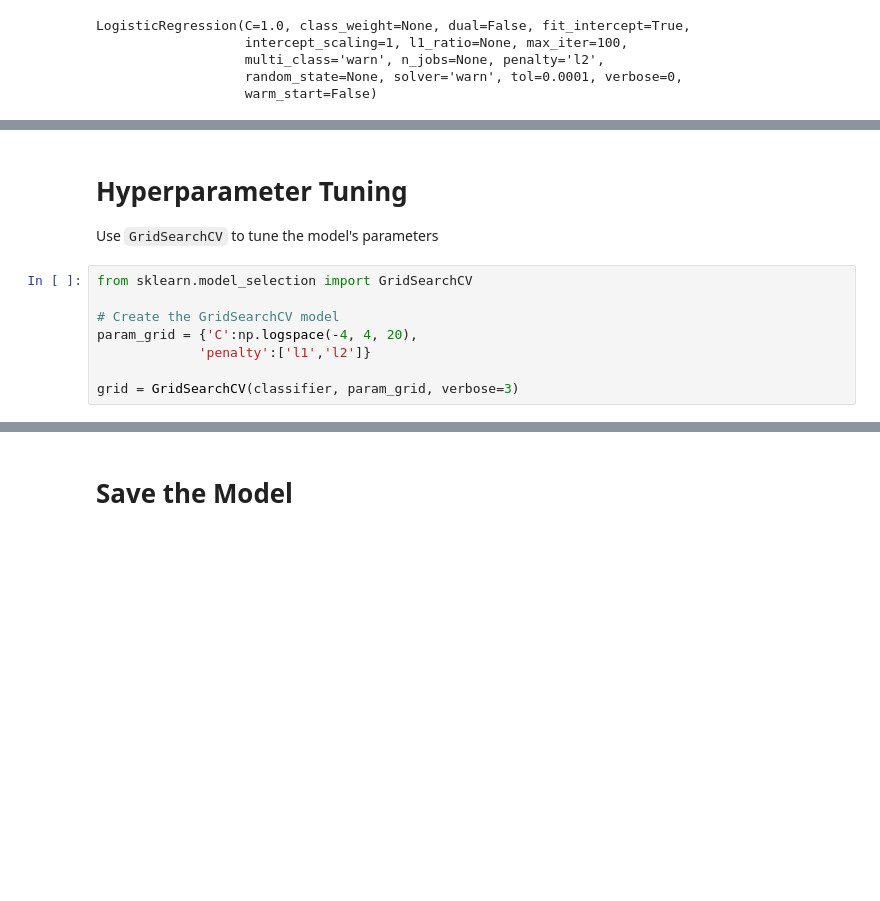
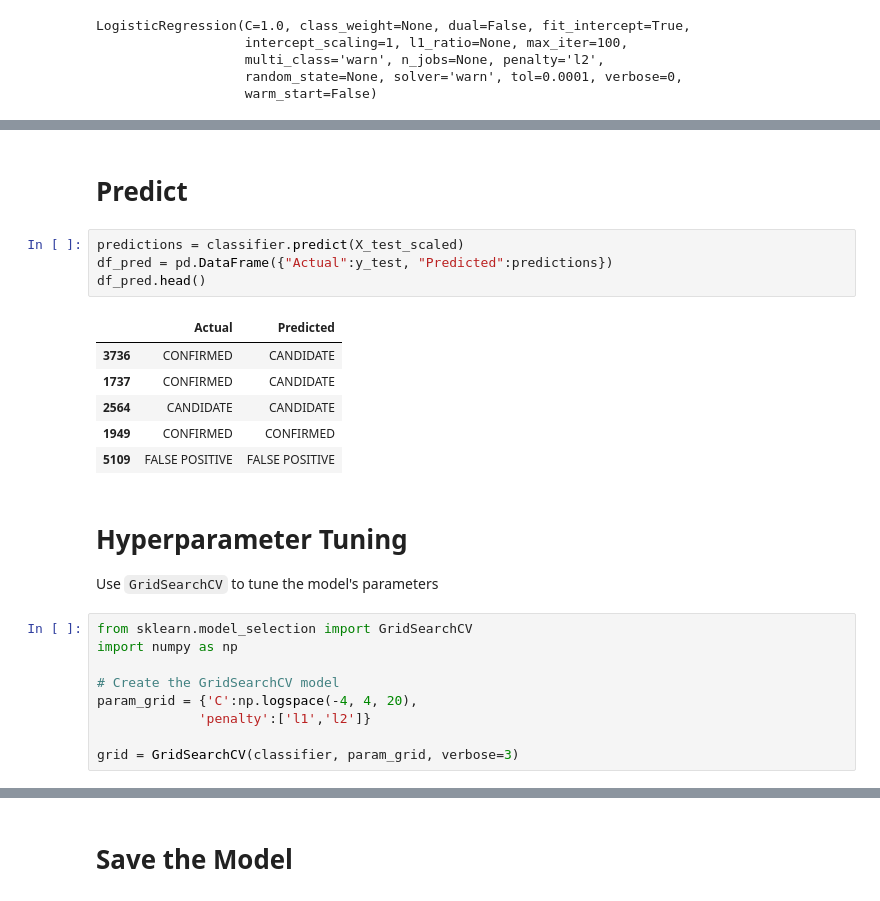
Before and after one commit to lorijta92/machine-learning-exoplanets, a Jupyter notebook: logistic_regression.ipynb, the cells around one changed output, grey strips where cells are left out. Saved outputs shown, nothing was run; the diff lists cells and outputs as text; blank space fills up the shorter version.

```diff
--- a/logistic_regression.ipynb
+++ b/logistic_regression.ipynb
@@ -113,9 +111,23 @@ Testing Data Score: 0.8375286041189931
+# %% [markdown]
+# Predict
+# %%
+predictions = classifier.predict(X_test_scaled)
+df_pred = pd.DataFrame({"Actual":y_test, "Predicted":predictions})
+df_pred.head()
+# %% [output]
+|  | Actual | Predicted |
+| 3736 | CONFIRMED | CANDIDATE |
+| 1737 | CONFIRMED | CANDIDATE |
+| 2564 | CANDIDATE | CANDIDATE |
+| 1949 | CONFIRMED | CONFIRMED |
+| 5109 | FALSE POSITIVE | FALSE POSITIVE |
 # %% [markdown]
 # Hyperparameter Tuning
 
 Use `GridSearchCV` to tune the model's parameters
 # %%
 from sklearn.model_selection import GridSearchCV
+import numpy as np
 
 # Create the GridSearchCV model
 param_grid = {'C':np.logspace(-4, 4, 20),
```
Also changed, not shown: parts of 7 cells of this notebook.
